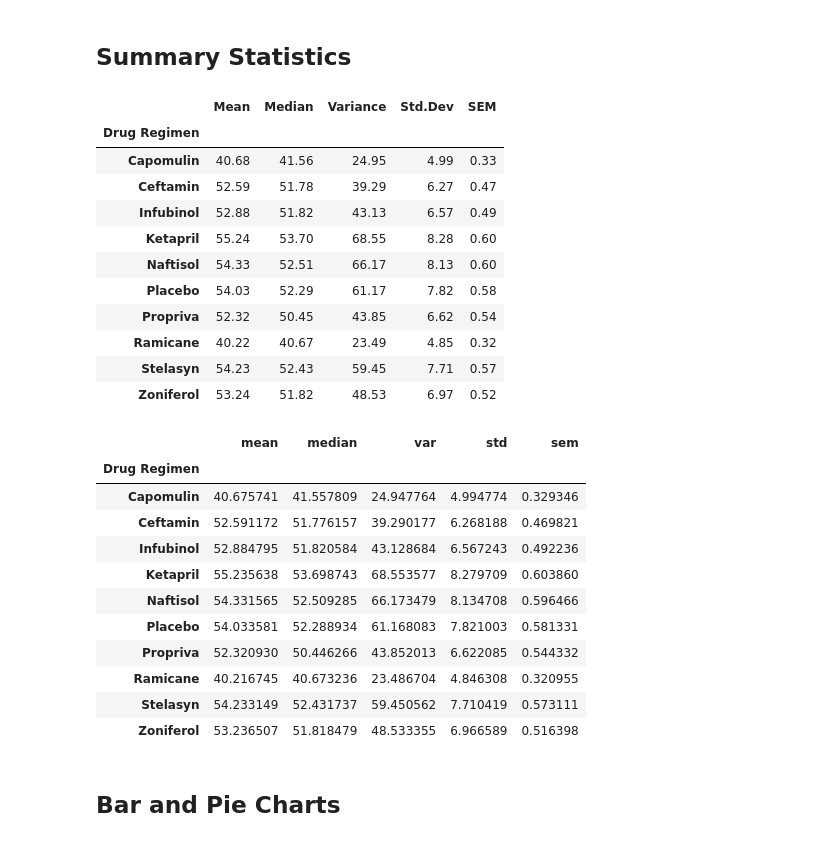
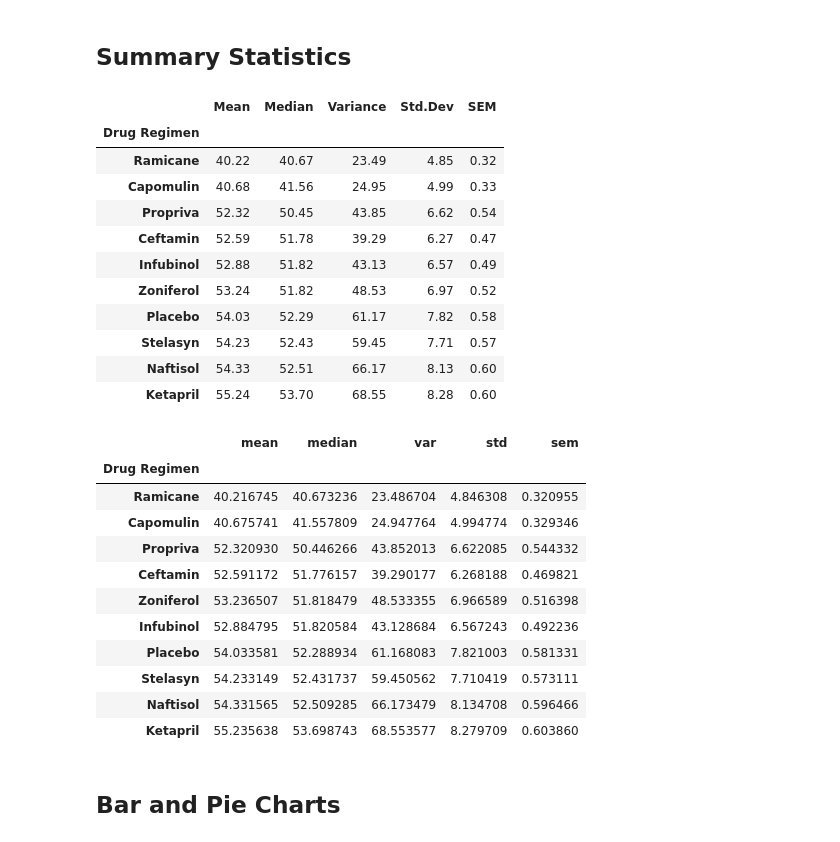
Before and after one commit to abasaltr/mpl_analysis, a Jupyter notebook: Pymaceuticals/pymaceuticals_ra.ipynb, the cells around one changed output. Drawn from its saved outputs; the diff is of its cells as text; code cells hidden in the pictures.

Commit message:
main notebook and images updated report completed

```diff
--- a/Pymaceuticals/pymaceuticals_ra.ipynb
+++ b/Pymaceuticals/pymaceuticals_ra.ipynb
@@ -153,56 +153,62 @@ dtype: int64
 # %%
 # Generate a summary statistics table of mean, median, variance, standard deviation, and SEM of the tumor volume for each regimen
 # This method is the most straighforward, creating multiple series and putting them all together at the end.
 df_reg = df_clean.sort_values(by=["Drug Regimen"])
 df_reg = df_reg.groupby(["Drug Regimen"])
 
 means = df_reg["Tumor Volume (mm3)"].mean()
 medians = df_reg["Tumor Volume (mm3)"].median()
 vari = df_reg["Tumor Volume (mm3)"].var()
 stds = df_reg["Tumor Volume (mm3)"].std()
 sems = df_reg["Tumor Volume (mm3)"].sem()
 
 stats = {
     "Mean": round([means][0],2),
     "Median": round([medians][0],2),
     "Variance": round([vari][0],2),
     "Std.Dev": round([stds][0],2),
     "SEM": round([sems][0],2)
 }
 
 df_stats = pd.DataFrame(stats)
+
+# Added postcomplete to sort for regimen with median tumor volume for reporting
+df_stats = df_stats.sort_values(by=["Median"])
+
 df_stats
 # %% [output]
 |  | Mean | Median | Variance | Std.Dev | SEM |
 | Drug Regimen |  |  |  |  |  |
+| Ramicane | 40.22 | 40.67 | 23.49 | 4.85 | 0.32 |
 | Capomulin | 40.68 | 41.56 | 24.95 | 4.99 | 0.33 |
+| Propriva | 52.32 | 50.45 | 43.85 | 6.62 | 0.54 |
 | Ceftamin | 52.59 | 51.78 | 39.29 | 6.27 | 0.47 |
 | Infubinol | 52.88 | 51.82 | 43.13 | 6.57 | 0.49 |
+| Zoniferol | 53.24 | 51.82 | 48.53 | 6.97 | 0.52 |
+| Placebo | 54.03 | 52.29 | 61.17 | 7.82 | 0.58 |
+| Stelasyn | 54.23 | 52.43 | 59.45 | 7.71 | 0.57 |
+| Naftisol | 54.33 | 52.51 | 66.17 | 8.13 | 0.60 |
 | Ketapril | 55.24 | 53.70 | 68.55 | 8.28 | 0.60 |
-| Naftisol | 54.33 | 52.51 | 66.17 | 8.13 | 0.60 |
-| Placebo | 54.03 | 52.29 | 61.17 | 7.82 | 0.58 |
-| Propriva | 52.32 | 50.45 | 43.85 | 6.62 | 0.54 |
-| Ramicane | 40.22 | 40.67 | 23.49 | 4.85 | 0.32 |
-| Stelasyn | 54.23 | 52.43 | 59.45 | 7.71 | 0.57 |
-| Zoniferol | 53.24 | 51.82 | 48.53 | 6.97 | 0.52 |
 # %%
 # Generate a summary statistics table of mean, median, variance, standard deviation, and SEM of the tumor volume for each regimen
 # This method produces everything in a single groupby function - by using dataframe.agg() function
-column = df_reg["Tumor Volume (mm3)"]
-column.agg([np.mean, np.median, np.var, np.std, st.sem])
+df_stats_b = df_reg["Tumor Volume (mm3)"]
+
+# Changed postcomplete to sort for regimen with median tumor volume for reporting
+df_stats_b.agg([np.mean, np.median, np.var, np.std, st.sem]).sort_values(by=["median"])
 # %% [output]
 |  | mean | median | var | std | sem |
 | Drug Regimen |  |  |  |  |  |
+| Ramicane | 40.216745 | 40.673236 | 23.486704 | 4.846308 | 0.320955 |
 | Capomulin | 40.675741 | 41.557809 | 24.947764 | 4.994774 | 0.329346 |
+| Propriva | 52.320930 | 50.446266 | 43.852013 | 6.622085 | 0.544332 |
 | Ceftamin | 52.591172 | 51.776157 | 39.290177 | 6.268188 | 0.469821 |
+| Zoniferol | 53.236507 | 51.818479 | 48.533355 | 6.966589 | 0.516398 |
 | Infubinol | 52.884795 | 51.820584 | 43.128684 | 6.567243 | 0.492236 |
+| Placebo | 54.033581 | 52.288934 | 61.168083 | 7.821003 | 0.581331 |
+| Stelasyn | 54.233149 | 52.431737 | 59.450562 | 7.710419 | 0.573111 |
+| Naftisol | 54.331565 | 52.509285 | 66.173479 | 8.134708 | 0.596466 |
 | Ketapril | 55.235638 | 53.698743 | 68.553577 | 8.279709 | 0.603860 |
-| Naftisol | 54.331565 | 52.509285 | 66.173479 | 8.134708 | 0.596466 |
-| Placebo | 54.033581 | 52.288934 | 61.168083 | 7.821003 | 0.581331 |
-| Propriva | 52.320930 | 50.446266 | 43.852013 | 6.622085 | 0.544332 |
-| Ramicane | 40.216745 | 40.673236 | 23.486704 | 4.846308 | 0.320955 |
-| Stelasyn | 54.233149 | 52.431737 | 59.450562 | 7.710419 | 0.573111 |
-| Zoniferol | 53.236507 | 51.818479 | 48.533355 | 6.966589 | 0.516398 |
 # %% [markdown]
 ## Bar and Pie Charts
 # %%
```
Also changed, not shown: parts of 12 cells of this notebook, 6 other files.
